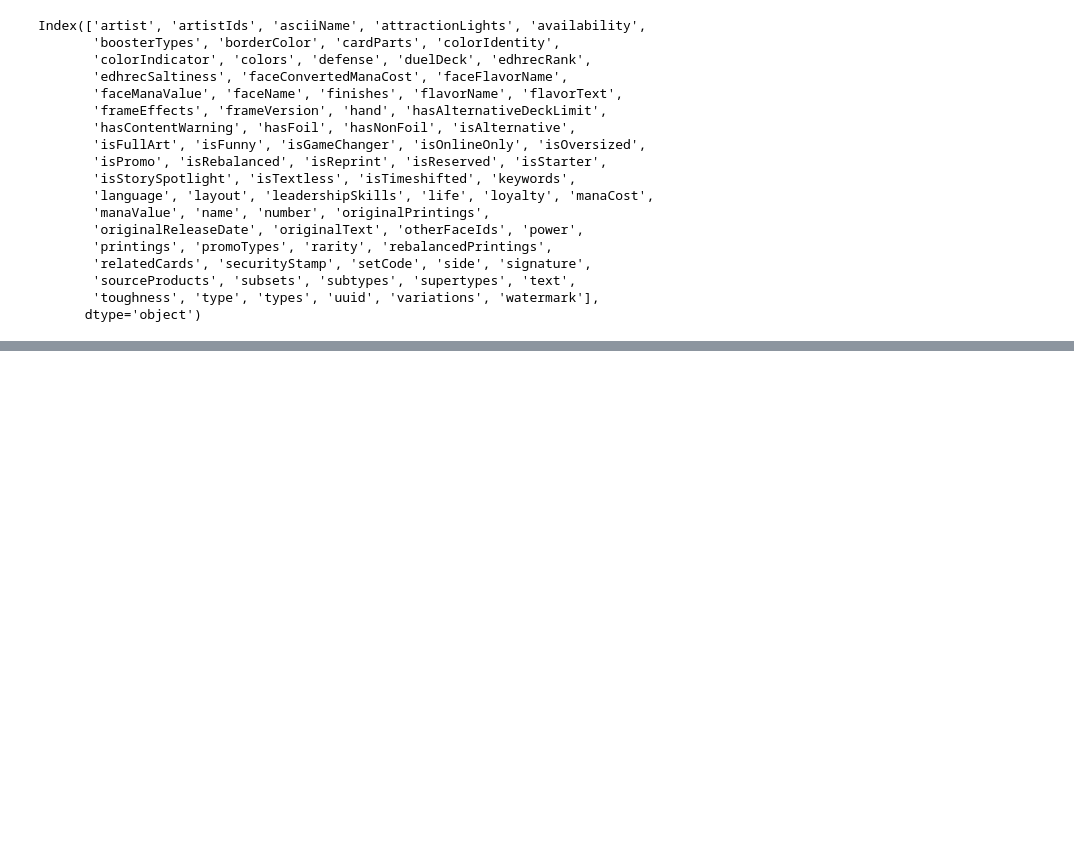
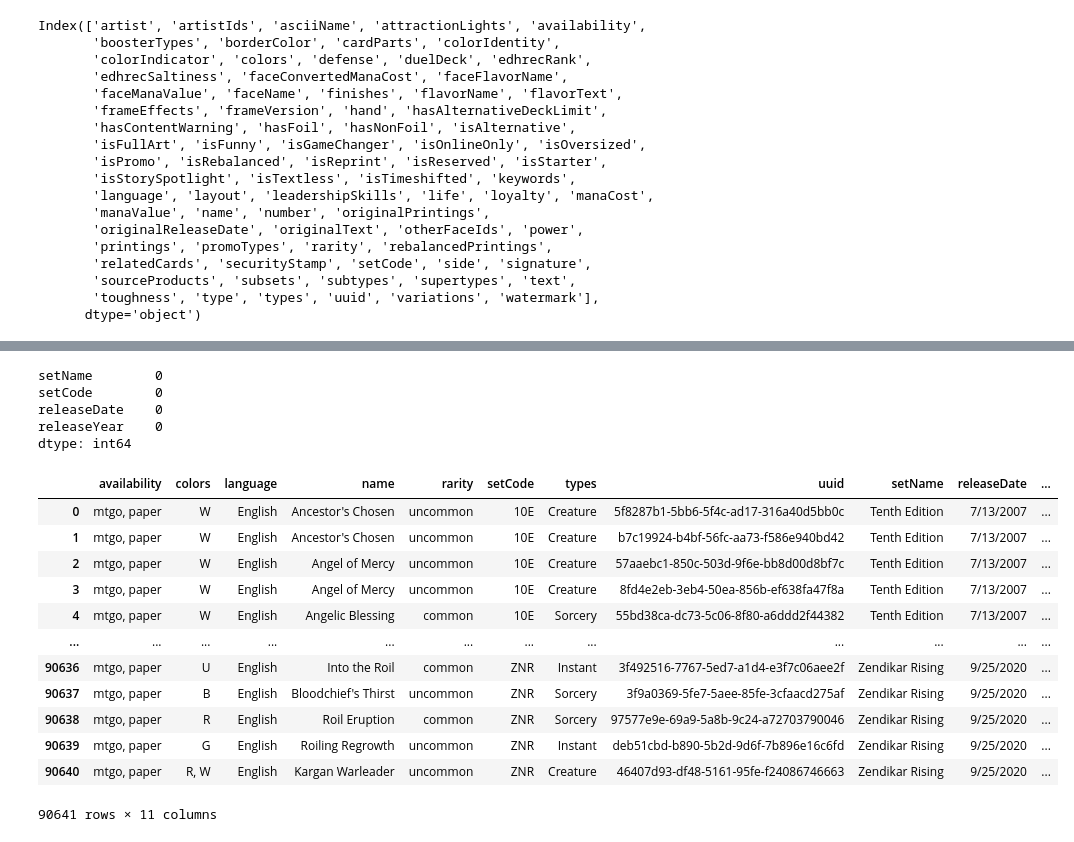
Before and after one commit to CurtisSchneider1/mtgPriceAnalysis, a Jupyter notebook: notebooks/capstone.ipynb, the cells around one changed output, grey strips where cells are left out. Saved outputs shown, nothing was run; the diff lists cells and outputs as text; code cells hidden in the pictures; blank space fills up the shorter version.

```diff
--- a/notebooks/capstone.ipynb
+++ b/notebooks/capstone.ipynb
@@ -122,0 +270,10 @@ df = df.drop(df.columns[3:23], axis=1)
+# %%
+# Specifying the rows to keep involving paper
+df = df[
+    (df["availability"] == "mtgo, paper") |
+    (df["availability"] == "paper") |
+    (df["availability"] == "arena, mtgo, paper") |
+    (df["availability"] == "arena, paper")
+    ]
+
+df
@@ -122,0 +311,11 @@ df = df.drop(df.columns[3:23], axis=1)
+# %%
+# We're only going to be working with the english version of cards
+df = df[df["language"] == "English"]
+# %%
+# We're also going to remove the basic lands from each set.
+# These lands are printed every set in bulk and are mostly worthless, barring certain outliers.
+# This will tighten our dataset and focus it toward value
+basic_lands = ["Forest", "Island", "Mountain", "Plains", "Swamp"]
+
+# the tilde flips the boolean values, so we are keeping what is NOT IN basic_lands
+df = df[~df["name"].isin(basic_lands)]
@@ -122,0 +354,3 @@ df = df.drop(df.columns[3:23], axis=1)
+# %%
+set_df = pd.read_csv('../data/setDetails.csv')
+set_df.info()
@@ -122,0 +369,25 @@ df = df.drop(df.columns[3:23], axis=1)
+# %%
+set_df.isna().sum()
+# %% [output]
+setName        0
+setCode        0
+releaseDate    0
+releaseYear    0
+dtype: int64
+# %%
+df2 = pd.merge(df, set_df, on = "setCode", how = "inner")
+df2
+# %% [output]
+|  | availability | colors | language | name | rarity | setCode | types | uuid | setName | releaseDate | ... |
+| 0 | mtgo, paper | W | English | Ancestor's Chosen | uncommon | 10E | Creature | 5f8287b1-5bb6-5f4c-ad17-316a40d5bb0c | Tenth Edition | 7/13/2007 | ... |
+| 1 | mtgo, paper | W | English | Ancestor's Chosen | uncommon | 10E | Creature | b7c19924-b4bf-56fc-aa73-f586e940bd42 | Tenth Edition | 7/13/2007 | ... |
+| 2 | mtgo, paper | W | English | Angel of Mercy | uncommon | 10E | Creature | 57aaebc1-850c-503d-9f6e-bb8d00d8bf7c | Tenth Edition | 7/13/2007 | ... |
+| 3 | mtgo, paper | W | English | Angel of Mercy | uncommon | 10E | Creature | 8fd4e2eb-3eb4-50ea-856b-ef638fa47f8a | Tenth Edition | 7/13/2007 | ... |
+| 4 | mtgo, paper | W | English | Angelic Blessing | common | 10E | Sorcery | 55bd38ca-dc73-5c06-8f80-a6ddd2f44382 | Tenth Edition | 7/13/2007 | ... |
+| ... | ... | ... | ... | ... | ... | ... | ... | ... | ... | ... | ... |
+| 90636 | mtgo, paper | U | English | Into the Roil | common | ZNR | Instant | 3f492516-7767-5ed7-a1d4-e3f7c06aee2f | Zendikar Rising | 9/25/2020 | ... |
+| 90637 | mtgo, paper | B | English | Bloodchief's Thirst | uncommon | ZNR | Sorcery | 3f9a0369-5fe7-5aee-85fe-3cfaacd275af | Zendikar Rising | 9/25/2020 | ... |
+| 90638 | mtgo, paper | R | English | Roil Eruption | common | ZNR | Sorcery | 97577e9e-69a9-5a8b-9c24-a72703790046 | Zendikar Rising | 9/25/2020 | ... |
+| 90639 | mtgo, paper | G | English | Roiling Regrowth | uncommon | ZNR | Instant | deb51cbd-b890-5b2d-9d6f-7b896e16c6fd | Zendikar Rising | 9/25/2020 | ... |
+| 90640 | mtgo, paper | R, W | English | Kargan Warleader | uncommon | ZNR | Creature | 46407d93-df48-5161-95fe-f24086746663 | Zendikar Rising | 9/25/2020 | ... |
+90641 rows × 11 columns
```
Also changed, not shown: parts of 59 cells of this notebook, 3 other files.
